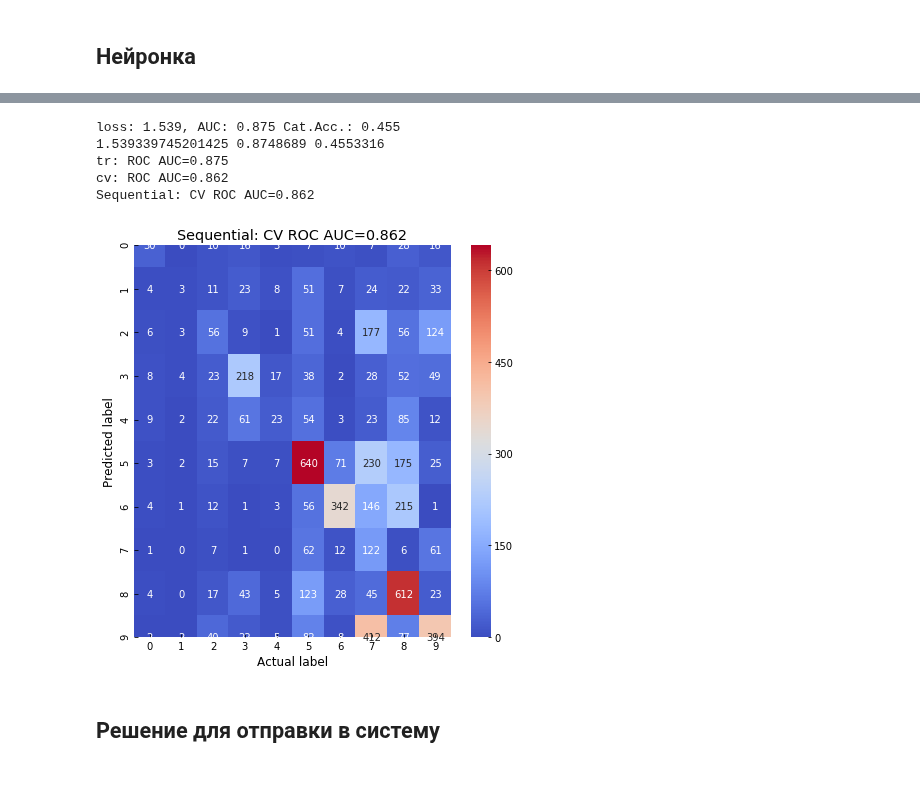
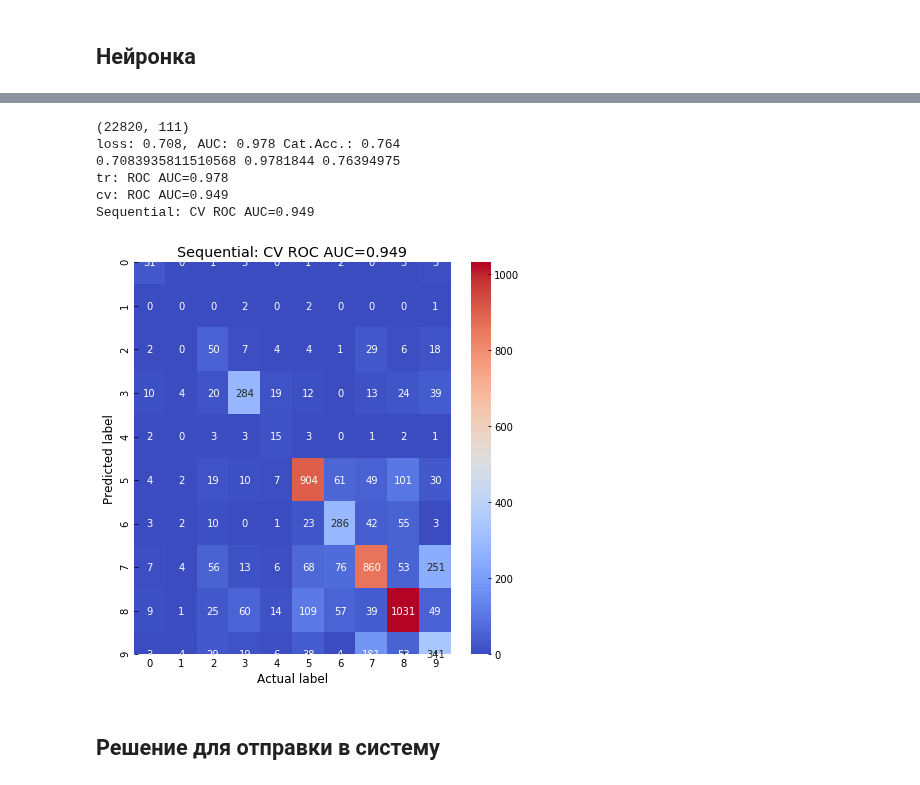
Before and after one commit to andygoosh/wildfire.sberbank.ai, a Jupyter notebook: workinprogress.ipynb, the cells around one changed output, grey strips where cells are left out. Drawn from its saved outputs; the diff is of its cells as text; code cells hidden in the pictures.

```diff
--- a/workinprogress.ipynb
+++ b/workinprogress.ipynb
@@ -1065,17 +1065,17 @@ class_weight_dict
 # %%
 tf.keras.backend.clear_session()
 
-_, y = prepare_data(one_hotted=False)
-class_weights = skl.utils.class_weight.compute_class_weight('balanced', np.unique(y), y)
-class_weights = dict(enumerate(class_weights))
+#_, y = prepare_data(one_hotted=False)
+#class_weights = skl.utils.class_weight.compute_class_weight('balanced', np.unique(y), y)
+#class_weights = dict(enumerate(class_weights))
 
 X, y = prepare_data(one_hotted=True)
 
-EPOCHS = 1000
+EPOCHS = 100
 BS = 256
 WINDOW = 0
 FOLDS = 10
-FIRE_TYPE_NUM = y.shape[1]
+FIRE_TYPE_NUM = y.shape[1] #len(np.unique(y))
 degree = 0
 n_neighbors = 5
 
@@ -1100,31 +1100,33 @@ scale.tofile('scale.bin')
 #  neighbs.append(neigh)
 
 FEATURES_NUM = tr_data.shape[1]
-
-weight_decay = 0.0005
+#.9458 with 0.009
+weight_decay = 0.01 #0.0005
 model = keras.Sequential([
     layers.Input(shape=[FEATURES_NUM]),
     layers.Reshape(target_shape=[1, FEATURES_NUM]),
-    layers.LSTM(12, activation='relu', kernel_initializer='random_uniform', kernel_regularizer=keras.regularizers.l2(weight_decay)),
-    #layers.LSTM(14, return_sequences=True),
+    layers.LSTM(512, return_sequences=True, kernel_initializer='random_uniform', kernel_regularizer=keras.regularizers.l2(weight_decay)),
+    layers.LSTM(512),
     #layers.LSTM(14),
     layers.Dense(FIRE_TYPE_NUM, kernel_initializer='random_uniform', activation='softmax'),
   ])
-optimizer=keras.optimizers.RMSprop(lr=1e-2)
+optimizer=keras.optimizers.RMSprop(lr=1e-2) #Adadelta
 model.compile(optimizer='adam',
               metrics=[tf.keras.metrics.AUC(),
                         tf.keras.metrics.categorical_accuracy
+                       #'sparse_categorical_accuracy'
                         ],
-              loss=keras.losses.CategoricalCrossentropy() #tf.keras.losses.Huber())
+              #loss='sparse_categorical_crossentropy'
+              loss=keras.losses.CategoricalCrossentropy()
               )
-
 model.summary()
 
-lr_schedule = keras.callbacks.ReduceLROnPlateau(verbose=0, factor=0.01, patience=10, monitor='val_auc', mode='max')
-early_stop = keras.callbacks.EarlyStopping( patience=20, monitor='val_auc', mode='max' ) #, restore_best_weights=True)
-#early_stop = keras.callbacks.EarlyStopping( patience=50, monitor='val_loss', mode='min' )
-model_save = keras.callbacks.ModelCheckpoint( "my_checkpoint.h5", monitor='val_auc', mode='max', save_best_only=True )
-#model_save = keras.callbacks.ModelCheckpoint( "my_checkpoint.h5", monitor='val_loss', save_best_only=True, mode='min' )
+#lr_schedule = keras.callbacks.ReduceLROnPlateau(verbose=0, factor=0.01, patience=10, monitor='val_auc', mode='max')
+lr_schedule = keras.callbacks.ReduceLROnPlateau(verbose=0, factor=0.1, patience=10, monitor='val_loss', mode='min')
+#early_stop = keras.callbacks.EarlyStopping( patience=20, monitor='val_auc', mode='max' ) #, restore_best_weights=True)
+early_stop = keras.callbacks.EarlyStopping( patience=40, monitor='val_loss', mode='min' )
+#model_save = keras.callbacks.ModelCheckpoint( "my_checkpoint.h5", monitor='val_auc', mode='max', save_best_only=True )
+model_save = keras.callbacks.ModelCheckpoint( "my_checkpoint.h5", monitor='val_loss', save_best_only=True, mode='min' )
 
 callbacks = [ early_stop,
         model_save,
@@ -1138,7 +1140,7 @@ history = model.fit(trn, y_trn.values,
           batch_size=BS,
           shuffle=True,
           use_multiprocessing=True,
-          verbose=0,
+          verbose=1,
           #class_weight=class_weights,
           validation_data=(cvn, y_cv.values),
           callbacks=callbacks)
@@ -1150,13 +1152,13 @@ score = model.evaluate(trn, y_trn.values,
                         batch_size=BS,
                         verbose=0,
                         use_multiprocessing=True)
-print('loss: {:.3f}, AUC: {:.3f} Cat.Acc.: {:.3f}'.format(*score))
+print('loss: {:.4f}, AUC: {:.4f} Cat.Acc.: {:.4f}'.format(*score))
 
 score = model.evaluate(cvn, y_cv.values,
                         batch_size=BS,
                         verbose=0,
                         use_multiprocessing=True)
-print('loss: {:.3f}, AUC: {:.3f} Cat.Acc.: {:.3f}'.format(*score))
+print('loss: {:.4f}, AUC: {:.4f} Cat.Acc.: {:.4f}'.format(*score))
 
 model.reset_states()
 # %% [output]
@@ -1180,40 +1185,44 @@ loss: 1.171, AUC: 0.928 Cat.Acc.: 0.602
 # %%
+X, y = prepare_data(one_hotted=True)
 tr_data, cv_data, y_trn, y_cv = train_test_split(X, y, test_size=0.25, random_state=RS)
 
 #if degree > 1:
 #  tr_data, cv_data, poly = add_polynomial(tr_data, cv_data, degree)
 #  polies.append(poly)
 
 #if n_neighbors > 0:
 #  tr_data, cv_data, neigh = add_neighbors(tr_data, cv_data, n_neighbors)
 #  neighbs.append(neigh)
 
 trn = (tr_data.values - center)/scale
 cvn = (cv_data.values - center)/scale
 
 tr_preds = pd.DataFrame(model.predict(trn, use_multiprocessing=True), index=y_trn.index, columns=y_trn.columns)
 cv_preds = pd.DataFrame(model.predict(cvn, use_multiprocessing=True), index=y_cv.index, columns=y_cv.columns)
 
 score = model.evaluate(trn, y_trn.values,
                          batch_size=BS,
                          verbose=0,
                          use_multiprocessing=True)
 print('loss: {:.3f}, AUC: {:.3f} Cat.Acc.: {:.3f}'.format(*score))
 print(*score)
 
 auc_trn = skl.metrics.roc_auc_score(y_trn, tr_preds, average='micro')
 auc_cv = skl.metrics.roc_auc_score(y_cv, cv_preds, average='micro')
 print('tr: ROC AUC=%.3f' % (auc_trn))
 print('cv: ROC AUC=%.3f' % (auc_cv))
 
+model_ = model
+
 draw_confusion_matrix( y_cv, cv_preds, model);
 # %% [output]
-loss: 1.539, AUC: 0.875 Cat.Acc.: 0.455
-1.539339745201425 0.8748689 0.4553316
-tr: ROC AUC=0.875
-cv: ROC AUC=0.862
-Sequential: CV ROC AUC=0.862
+(22820, 111)
+loss: 0.708, AUC: 0.978 Cat.Acc.: 0.764
+0.7083935811510568 0.9781844 0.76394975
+tr: ROC AUC=0.978
+cv: ROC AUC=0.949
+Sequential: CV ROC AUC=0.949
-[figure, old version]
+[figure, new version]
 # %% [markdown]
 ## Решение для отправки в систему
 # %%
```
Also changed, not shown: parts of 12 cells of this notebook.
